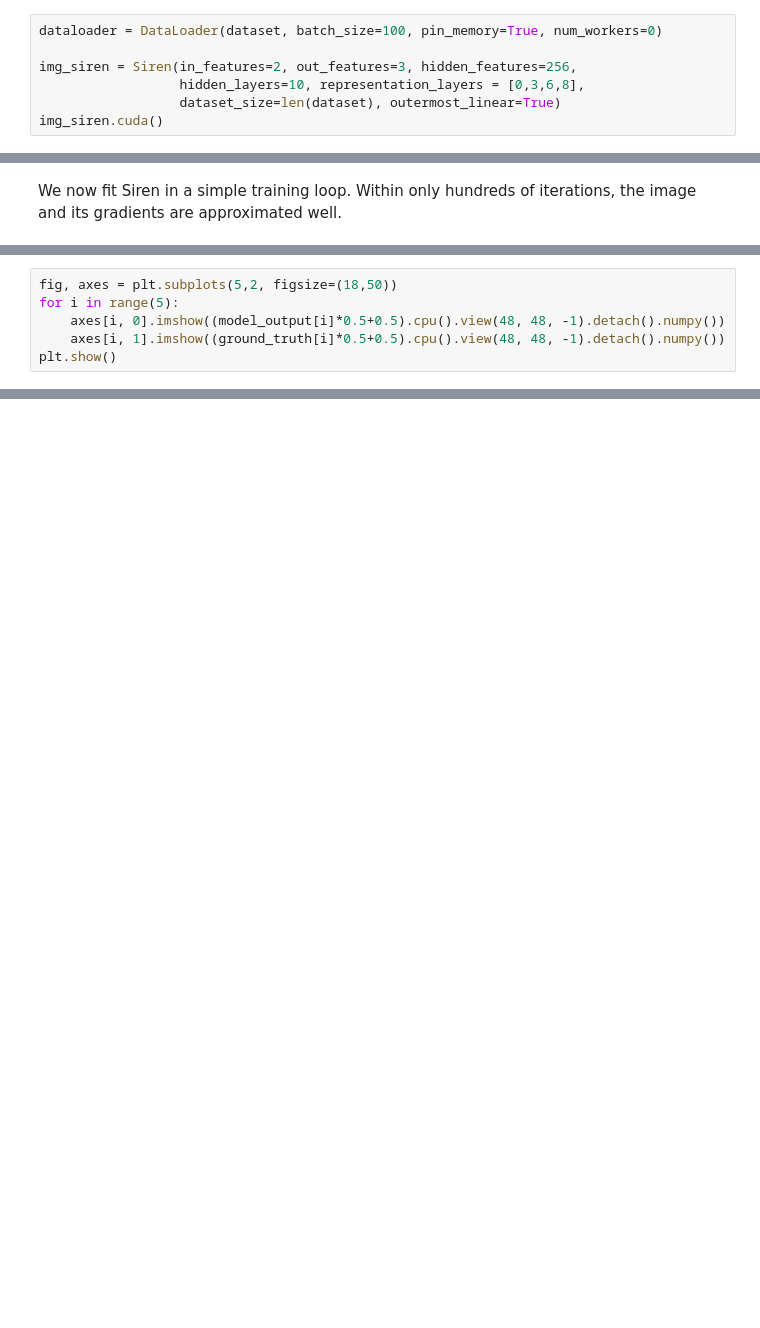
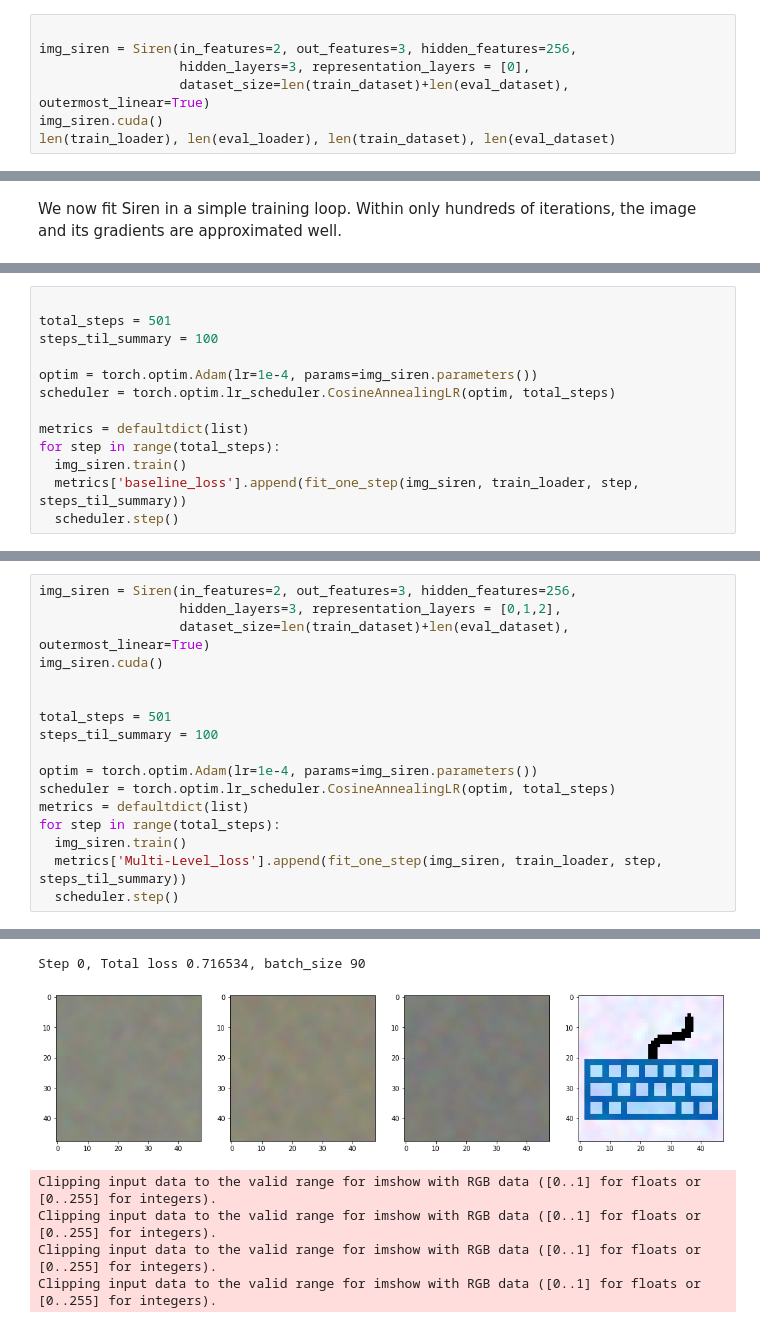
Before and after one commit to aivision2020/NeuralCollectiveUnconsciousness-, a Jupyter notebook: explore_siren.ipynb, the cells around one changed output, grey strips where cells are left out. Saved outputs shown, nothing was run; the diff lists cells and outputs as text; blank space fills up the shorter version.

```diff
--- a/explore_siren.ipynb
+++ b/explore_siren.ipynb
@@ -178,10 +207,10 @@ We write a little datast that does nothing except calculating per-pixel coordina
 # %% [markdown]
 Let's instantiate the dataset and our Siren. As pixel coordinates are 2D, the siren has 2 input features, and since the image is grayscale, it has one output channel.
 # %%
-dataloader = DataLoader(dataset, batch_size=100, pin_memory=True, num_workers=0)
 
 img_siren = Siren(in_features=2, out_features=3, hidden_features=256,
-                  hidden_layers=10, representation_layers = [0,3,6,8],
-                  dataset_size=len(dataset), outermost_linear=True)
+                  hidden_layers=3, representation_layers = [0],
+                  dataset_size=len(train_dataset)+len(eval_dataset), outermost_linear=True)
 img_siren.cuda()
+len(train_loader), len(eval_loader), len(train_dataset), len(eval_dataset)
 # %% [output]
@@ -254,6 +219,0 @@ WARNING:matplotlib.image:Clipping input data to the valid range for imshow with
-# %%
-fig, axes = plt.subplots(5,2, figsize=(18,50))
-for i in range(5):
-    axes[i, 0].imshow((model_output[i]*0.5+0.5).cpu().view(48, 48, -1).detach().numpy())
-    axes[i, 1].imshow((ground_truth[i]*0.5+0.5).cpu().view(48, 48, -1).detach().numpy())
-plt.show()
@@ -266,0 +248,13 @@ WARNING:matplotlib.image:Clipping input data to the valid range for imshow with
+# %%
+
+total_steps = 501
+steps_til_summary = 100
+
+optim = torch.optim.Adam(lr=1e-4, params=img_siren.parameters())
+scheduler = torch.optim.lr_scheduler.CosineAnnealingLR(optim, total_steps)
+
+metrics = defaultdict(list)
+for step in range(total_steps):
+  img_siren.train()
+  metrics['baseline_loss'].append(fit_one_step(img_siren, train_loader, step, steps_til_summary))
+  scheduler.step()
@@ -266,0 +290,18 @@ WARNING:matplotlib.image:Clipping input data to the valid range for imshow with
+# %%
+img_siren = Siren(in_features=2, out_features=3, hidden_features=256,
+                  hidden_layers=3, representation_layers = [0,1,2],
+                  dataset_size=len(train_dataset)+len(eval_dataset), outermost_linear=True)
+img_siren.cuda()
+
+
+total_steps = 501
+steps_til_summary = 100
+
+optim = torch.optim.Adam(lr=1e-4, params=img_siren.parameters())
+scheduler = torch.optim.lr_scheduler.CosineAnnealingLR(optim, total_steps)
+metrics = defaultdict(list)
+for step in range(total_steps):
+  img_siren.train()
+  metrics['Multi-Level_loss'].append(fit_one_step(img_siren, train_loader, step, steps_til_summary))
+  scheduler.step()
+# %% [output]
@@ -266,0 +309,6 @@ WARNING:matplotlib.image:Clipping input data to the valid range for imshow with
+Step 0, Total loss 0.716534, batch_size 90
+[figure, added]
+Clipping input data to the valid range for imshow with RGB data ([0..1] for floats or [0..255] for integers).
+Clipping input data to the valid range for imshow with RGB data ([0..1] for floats or [0..255] for integers).
+Clipping input data to the valid range for imshow with RGB data ([0..1] for floats or [0..255] for integers).
+Clipping input data to the valid range for imshow with RGB data ([0..1] for floats or [0..255] for integers).
```
Also changed, not shown: parts of 24 cells of this notebook.
